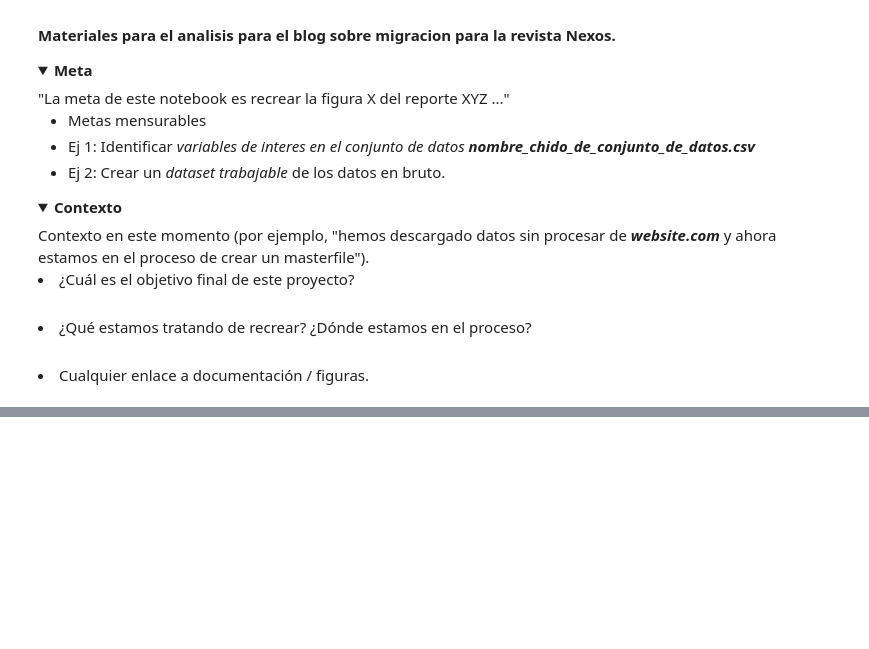
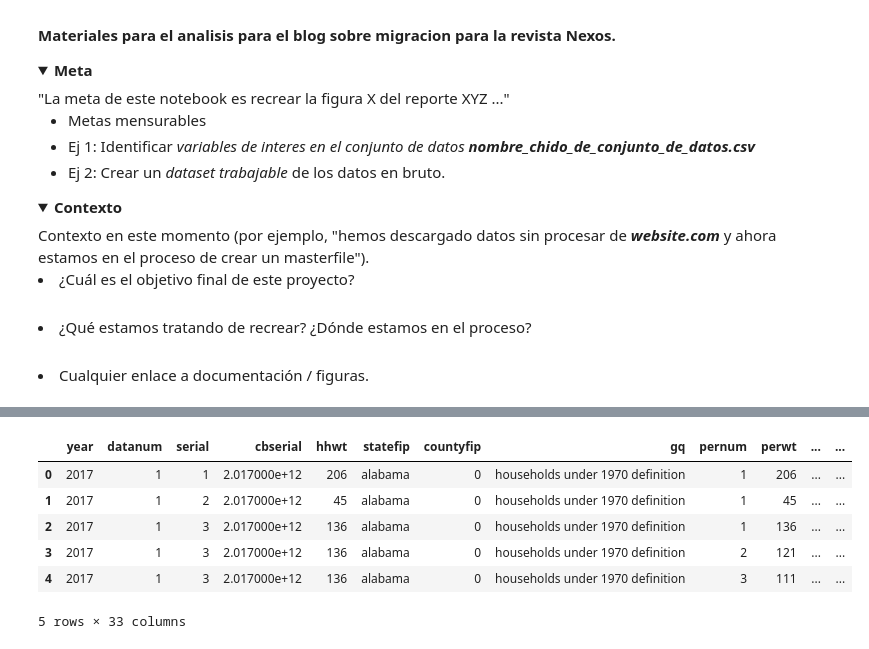
Before and after one commit to chekos/blog-nexos-migracion, a Jupyter notebook: notebooks/00_DataPrep.ipynb, the cells around one changed output, grey strips where cells are left out. Saved outputs shown, nothing was run; the diff lists cells and outputs as text; code cells hidden in the pictures; folded sections open; blank space fills up the shorter version.

```diff
--- a/notebooks/00_DataPrep.ipynb
+++ b/notebooks/00_DataPrep.ipynb
@@ -39,0 +185,13 @@ data = pd.read_
+# %%
+with gzip.open(DATOS_BRUTOS / 'usa_00056.dta.gz',) as file:
+    data_ipums = pd.read_stata(file)
+# %%
+data_ipums.head()
+# %% [output]
+|  | year | datanum | serial | cbserial | hhwt | statefip | countyfip | gq | pernum | perwt | ... | ... |
+| 0 | 2017 | 1 | 1 | 2.017000e+12 | 206 | alabama | 0 | households under 1970 definition | 1 | 206 | ... | ... |
+| 1 | 2017 | 1 | 2 | 2.017000e+12 | 45 | alabama | 0 | households under 1970 definition | 1 | 45 | ... | ... |
+| 2 | 2017 | 1 | 3 | 2.017000e+12 | 136 | alabama | 0 | households under 1970 definition | 1 | 136 | ... | ... |
+| 3 | 2017 | 1 | 3 | 2.017000e+12 | 136 | alabama | 0 | households under 1970 definition | 2 | 121 | ... | ... |
+| 4 | 2017 | 1 | 3 | 2.017000e+12 | 136 | alabama | 0 | households under 1970 definition | 3 | 111 | ... | ... |
+5 rows × 33 columns
```
Also changed, not shown: parts of 19 cells of this notebook.
